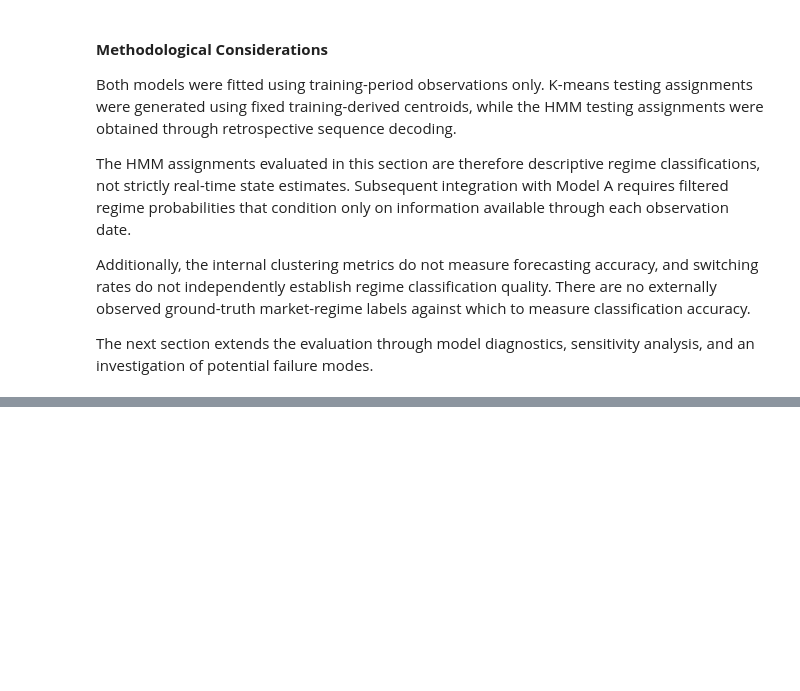
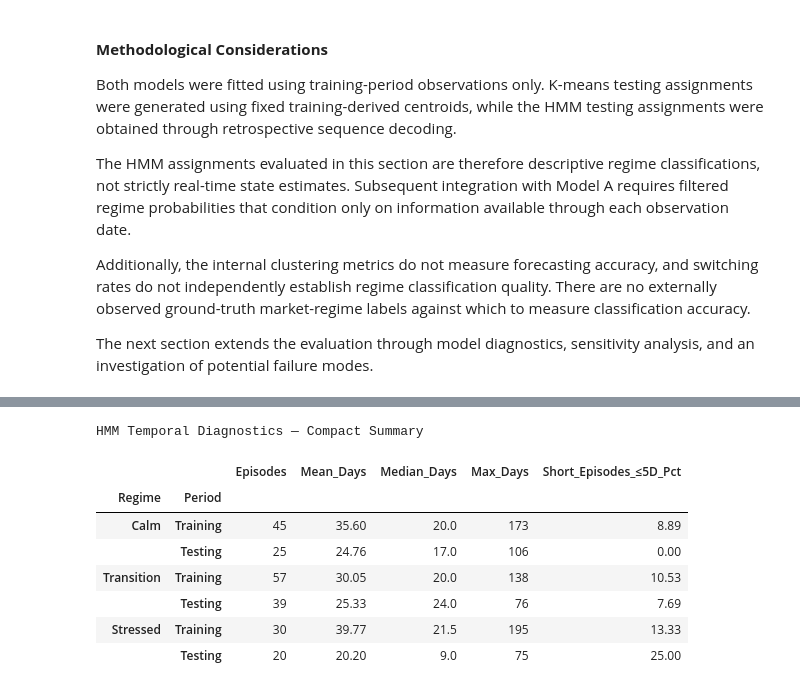
Before and after one commit to LR-Lemon/Milestone-II, a Jupyter notebook: notebooks/01_model_b_market_regimes.ipynb, the cells around one changed output, grey strips where cells are left out. Cells and saved outputs as stored; diff of their text form; code cells hidden in the pictures; blank space fills up the shorter version.

```diff
--- a/notebooks/01_model_b_market_regimes.ipynb
+++ b/notebooks/01_model_b_market_regimes.ipynb
@@ -5483,0 +6860,70 @@ The next section extends the evaluation through model diagnostics, sensitivity a
+# %%
+
+# --------------------------------------------------
+# 8.3 Compact HMM Temporal Diagnostics Summary
+# --------------------------------------------------
+
+# Select the most informative duration statistics
+duration_compact = regime_episode_duration_df[
+    [
+        "Episode_Count",
+        "Mean_Duration",
+        "Median_Duration",
+        "Max_Duration"
+    ]
+].copy()
+
+# Add short-lived episode frequency
+fragmentation_compact = short_episode_df[
+    ["Episode_Share_Le_5D_Pct"]
+].copy()
+
+# Combine results
+hmm_temporal_summary_df = duration_compact.join(
+    fragmentation_compact,
+    validate="one_to_one"
+)
+
+# Rename columns for readability
+hmm_temporal_summary_df = hmm_temporal_summary_df.rename(
+    columns={
+        "Episode_Count": "Episodes",
+        "Mean_Duration": "Mean_Days",
+        "Median_Duration": "Median_Days",
+        "Max_Duration": "Max_Days",
+        "Episode_Share_Le_5D_Pct": "Short_Episodes_≤5D_Pct"
+    }
+)
+
+# Arrange regimes together for easier comparison
+hmm_temporal_summary_df = hmm_temporal_summary_df.reindex(
+    pd.MultiIndex.from_product(
+        [regime_order, ["Training", "Testing"]],
+        names=["Regime", "Period"]
+    ),
+    level=None
+) if False else hmm_temporal_summary_df.reorder_levels(
+    ["Regime", "Period"]
+).reindex(
+    pd.MultiIndex.from_product(
+        [regime_order, ["Training", "Testing"]],
+        names=["Regime", "Period"]
+    )
+)
+
+# Validation
+assert hmm_temporal_summary_df.shape == (6, 5)
+assert hmm_temporal_summary_df.notna().all().all()
+
+print("HMM Temporal Diagnostics — Compact Summary")
+display(hmm_temporal_summary_df.round(2))
+# %% [output]
+HMM Temporal Diagnostics — Compact Summary
+|  |  | Episodes | Mean_Days | Median_Days | Max_Days | Short_Episodes_≤5D_Pct |
+| Regime | Period |  |  |  |  |  |
+| Calm | Training | 45 | 35.60 | 20.0 | 173 | 8.89 |
+|  | Testing | 25 | 24.76 | 17.0 | 106 | 0.00 |
+| Transition | Training | 57 | 30.05 | 20.0 | 138 | 10.53 |
+|  | Testing | 39 | 25.33 | 24.0 | 76 | 7.69 |
+| Stressed | Training | 30 | 39.77 | 21.5 | 195 | 13.33 |
+|  | Testing | 20 | 20.20 | 9.0 | 75 | 25.00 |
```
Also changed, not shown: parts of 47 cells of this notebook.
